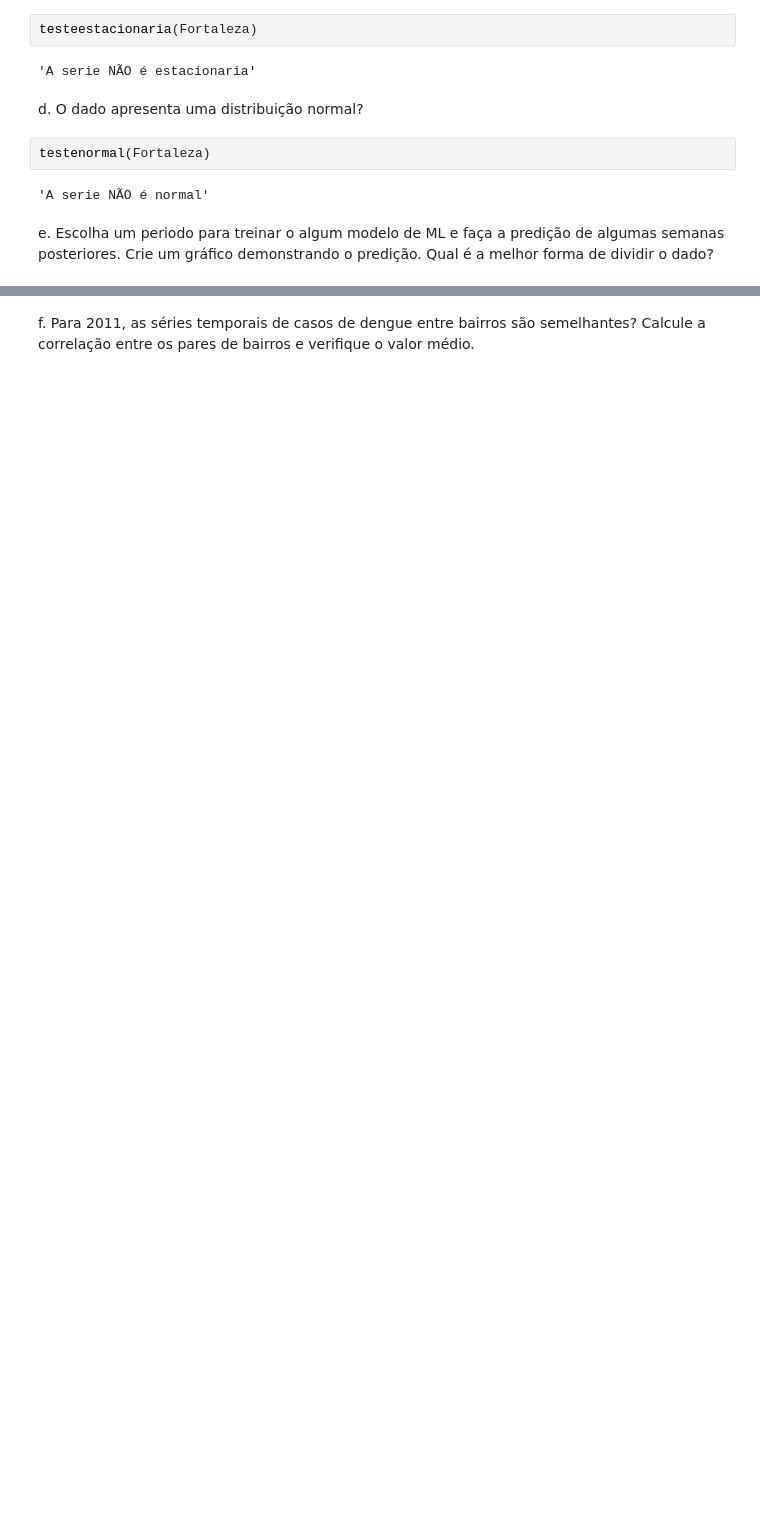
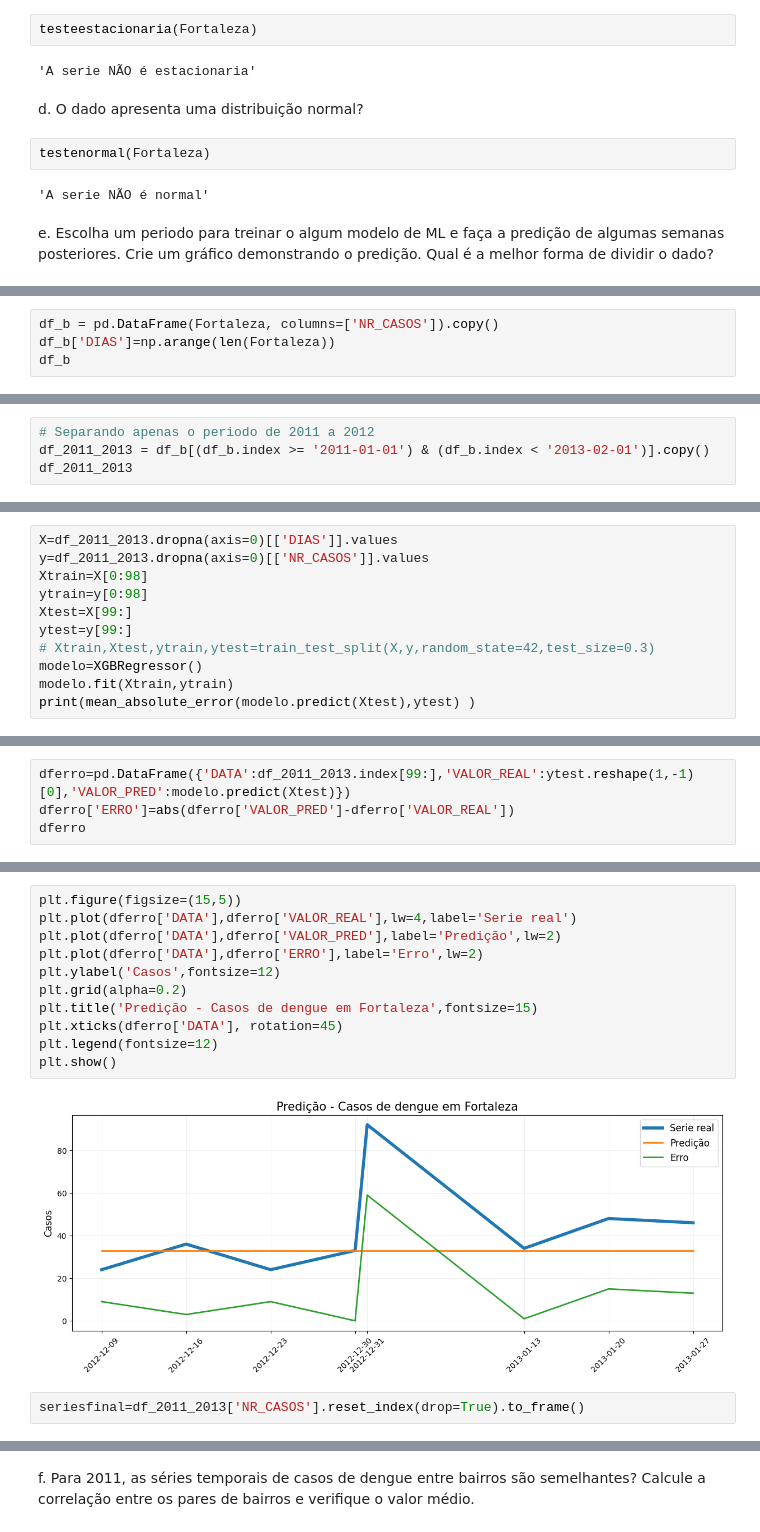
Before and after one commit to Caionascimento01/Series_Temporais, a Jupyter notebook: exercicio/EXERCICIO_2.ipynb, the cells around one changed output, grey strips where cells are left out. Cells and saved outputs as stored; diff of their text form; blank space fills up the shorter version.

```diff
--- a/exercicio/EXERCICIO_2.ipynb
+++ b/exercicio/EXERCICIO_2.ipynb
@@ -161,3 +163,7 @@ e. Escolha um periodo para treinar o algum modelo de ML e faça a predição de
 from sklearn.metrics import mean_absolute_error
 from sklearn.model_selection import train_test_split
 from xgboost import XGBRegressor
+# %%
+df_b = pd.DataFrame(Fortaleza, columns=['NR_CASOS']).copy()
+df_b['DIAS']=np.arange(len(Fortaleza))
+df_b
@@ -163,0 +184,4 @@ from xgboost import XGBRegressor
+# %%
+# Separando apenas o periodo de 2011 a 2012
+df_2011_2013 = df_b[(df_b.index >= '2011-01-01') & (df_b.index < '2013-02-01')].copy()
+df_2011_2013
@@ -163,0 +202,11 @@ from xgboost import XGBRegressor
+# %%
+X=df_2011_2013.dropna(axis=0)[['DIAS']].values
+y=df_2011_2013.dropna(axis=0)[['NR_CASOS']].values
+Xtrain=X[0:98]
+ytrain=y[0:98]
+Xtest=X[99:]
+ytest=y[99:]
+# Xtrain,Xtest,ytrain,ytest=train_test_split(X,y,random_state=42,test_size=0.3)
+modelo=XGBRegressor()
+modelo.fit(Xtrain,ytrain)
+print(mean_absolute_error(modelo.predict(Xtest),ytest) )
@@ -163,0 +215,4 @@ from xgboost import XGBRegressor
+# %%
+dferro=pd.DataFrame({'DATA':df_2011_2013.index[99:],'VALOR_REAL':ytest.reshape(1,-1)[0],'VALOR_PRED':modelo.predict(Xtest)})
+dferro['ERRO']=abs(dferro['VALOR_PRED']-dferro['VALOR_REAL'])
+dferro
@@ -163,0 +229,15 @@ from xgboost import XGBRegressor
+# %%
+plt.figure(figsize=(15,5))
+plt.plot(dferro['DATA'],dferro['VALOR_REAL'],lw=4,label='Serie real')
+plt.plot(dferro['DATA'],dferro['VALOR_PRED'],label='Predição',lw=2)
+plt.plot(dferro['DATA'],dferro['ERRO'],label='Erro',lw=2)
+plt.ylabel('Casos',fontsize=12)
+plt.grid(alpha=0.2)
+plt.title('Predição - Casos de dengue em Fortaleza',fontsize=15)
+plt.xticks(dferro['DATA'], rotation=45)
+plt.legend(fontsize=12)
+plt.show()
+# %% [output]
+[figure, added]
+# %%
+seriesfinal=df_2011_2013['NR_CASOS'].reset_index(drop=True).to_frame()
```
Also changed, not shown: parts of 14 cells of this notebook, 21 other files.
